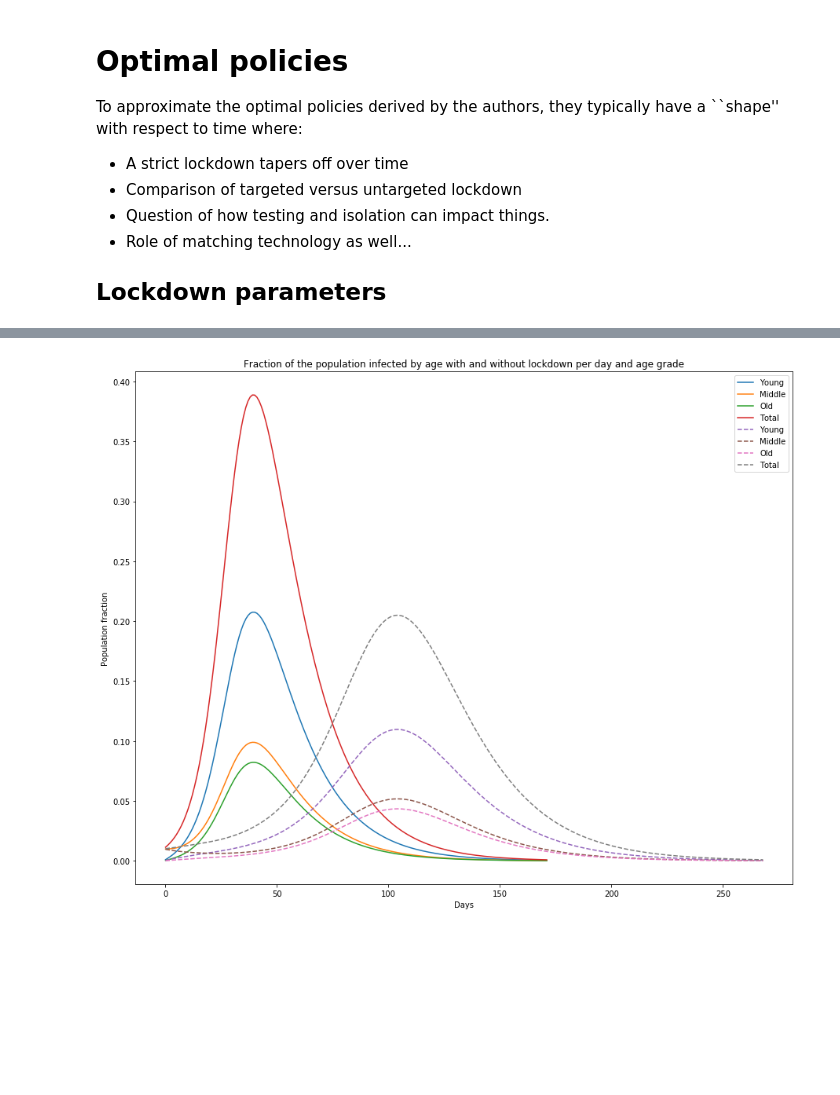
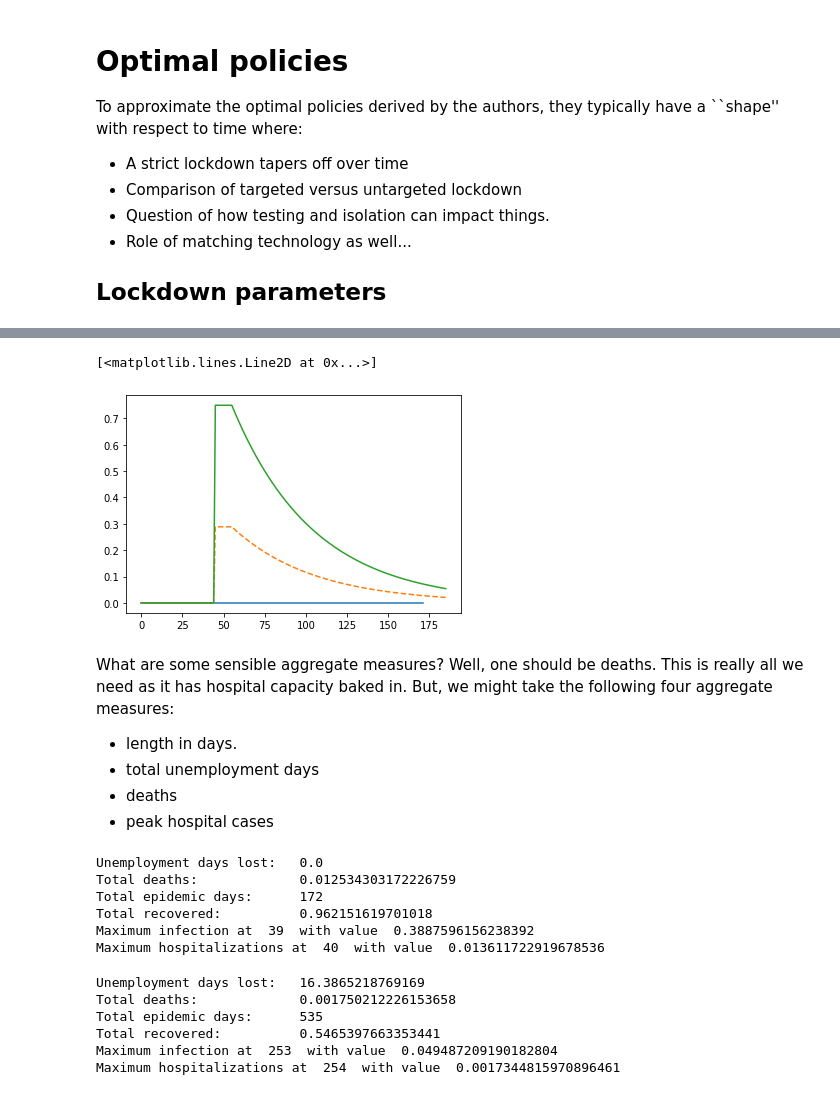
Before and after one commit to hunterecon2/epidemics, a Jupyter notebook: notebooks/PolicyTradeoffs.ipynb, the cells around one changed output, grey strips where cells are left out. Drawn from its saved outputs; the diff is of its cells as text; code cells hidden in the pictures; blank space fills up the shorter version.

```diff
--- a/notebooks/PolicyTradeoffs.ipynb
+++ b/notebooks/PolicyTradeoffs.ipynb
@@ -565,31 +594,14 @@ poltit = axpol.title.set_text('Policy')
-# %%
-fig = plt.figure(figsize=(15, 12))
-
-ax = fig.add_subplot(1,1,1)
-itit = ax.title.set_text('Fraction of the population infected by age with and without lockdown per day and age grade')
-
-xr  = np.arange(len(res['I']['i1']))
-lr1 = ax.plot(xr, res['I']['i1'])
-lr2 = ax.plot(xr, res['I']['i2'])
-lr3 = ax.plot(xr, res['I']['i3'])
-
-rtotal = [i1 + i2 + i3 for i1, i2, i3 in zip(res['I']['i1'] , res['I']['i2'], res['I']['i3'])]
-
-lst = ax.plot(xr, rtotal)
-
-xrp  = np.arange(len(resp['I']['i1']))
-lr1p = ax.plot(xrp, resp['I']['i1'], linestyle='--')
-lr2p = ax.plot(xrp, resp['I']['i2'], linestyle='--')
-lr3p = ax.plot(xrp, resp['I']['i3'], linestyle='--')
-
-rtotalp = [i1 + i2 + i3 for i1, i2, i3 in zip(resp['I']['i1'] , resp['I']['i2'], resp['I']['i3'])]
-
-lstp = ax.plot(xrp, rtotalp, linestyle='--')
-
-rla = ax.legend(['Young', 'Middle', 'Old', 'Total', 'Young', 'Middle', 'Old', 'Total'])
-
-
-xlab = plt.xlabel('Days')
-ylab = plt.ylabel('Population fraction')
-# %% [output]
-[figure, removed]
+# %%
+plt.plot(res['U']['ut'])
+plt.plot(resp['U']['ut'], linestyle='dashed')
+plt.plot(resp['L']['l1'])
+# %% [output]
+[<matplotlib.lines.Line2D at 0x...>]
+[figure, added]
+# %% [markdown]
+What are some sensible aggregate measures? Well, one should be deaths. This is really all we need as it has hospital capacity baked in. But, we might take the following four aggregate measures:
+
+- length in days.
+- total unemployment days
+- deaths
+- peak hospital cases
@@ -595,0 +616,18 @@ ylab = plt.ylabel('Population fraction')
+# %%
+display_aggs(res)
+# %% [output]
+Unemployment days lost:   0.0
+Total deaths:             0.012534303172226759
+Total epidemic days:      172
+Total recovered:          0.962151619701018
+Maximum infection at  39  with value  0.3887596156238392
+Maximum hospitalizations at  40  with value  0.013611722919678536
+# %%
+display_aggs(resp)
+# %% [output]
+Unemployment days lost:   16.3865218769169
+Total deaths:             0.001750212226153658
+Total epidemic days:      535
+Total recovered:          0.5465397663353441
+Maximum infection at  253  with value  0.049487209190182804
+Maximum hospitalizations at  254  with value  0.0017344815970896461
```
Also changed, not shown: parts of 13 cells of this notebook, 1 other file.
